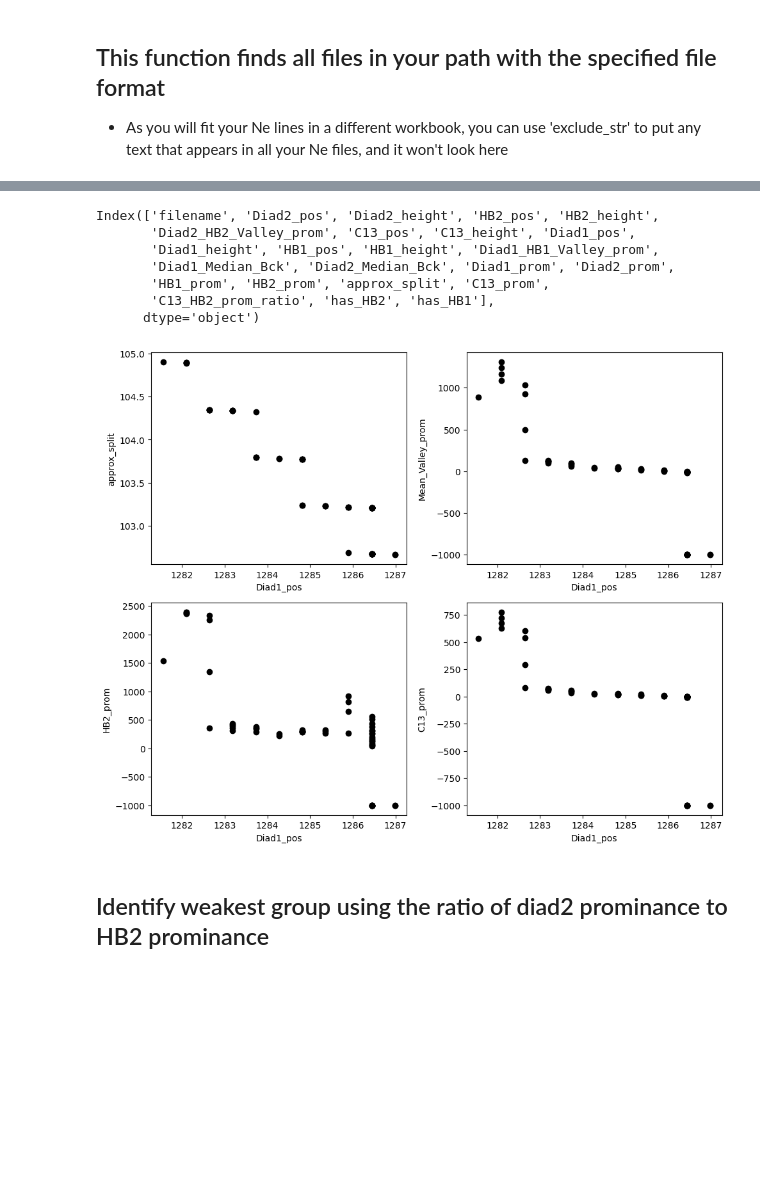
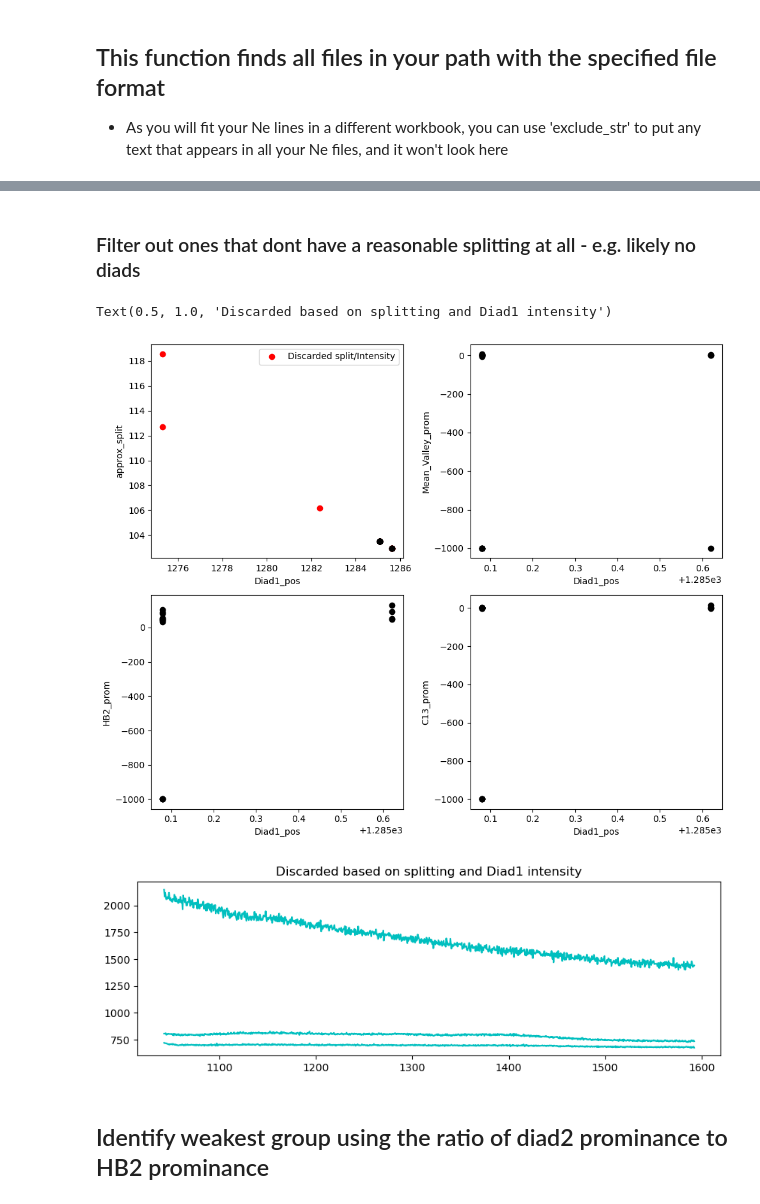
Before and after one commit to PennyWieser/DiadFit, a Jupyter notebook: docs/Examples/Diad_Fitting_Nov22nd2022/Dec_Filtering_Numerical.ipynb, the cells around one changed output, grey strips where cells are left out. Cells and saved outputs as stored; diff of their text form; code cells hidden in the pictures; blank space fills up the shorter version.

```diff
--- a/docs/Examples/Diad_Fitting_Nov22nd2022/Dec_Filtering_Numerical.ipynb
+++ b/docs/Examples/Diad_Fitting_Nov22nd2022/Dec_Filtering_Numerical.ipynb
@@ -18,7 +18,8 @@ pf.__version__
 # %% [output]
 '0.0.37'
 # %%
-DayFolder=r'G:\My Drive\Berkeley_NEW\DiadFit_outer\docs\Examples\Diad_Fitting_Nov22nd2022'
+import os
+DayFolder=os.getcwd()
 meta_path=DayFolder +  '\MetaData'
 spectra_path=DayFolder + '\Spectra'
 # %%
@@ -52,0 +46,4 @@ Diad_files[0:5]
+# %%
+diad_id_config=pf.diad_id_config(height=10,  distance=10,
+                                 prominence=20)
+diad_id_config
@@ -53,10 +52,8 @@ Diad_files[0:5]
 # %%
-diad_id_config=pf.diad_id_config(height=10,  distance=10,
-                                 prominence=40)
-diad_id_config
+
 
 df_peaks, Diad=pf.identify_diad_peaks_2(
-    config=diad_id_config, path=spectra_path, filename='POC31.txt',
+    config=diad_id_config, path=spectra_path, filename=Diad_files[9],
 filetype=filetype, plot_figure=True)
 
 df_peaks.head()
@@ -69,17 +72,19 @@ df_peaks.head()
 # %%
 fit_params = pd.DataFrame([])
-all_data=np.empty([  len(Diad[:, 0]), len(Diad_files)+1], float)
-all_data[:, 0]=Diad[:, 0]
+x_cord=Diad[:, 0]
+data_y_all=np.empty([  len(x_cord), len(Diad_files)], float)
+
 #data=pd.DataFrame([])
 i=0
 for file in Diad_files:
+    print('working on file'+str(i))
 
 
     df_peaks, Diad=pf.identify_diad_peaks_2(
     config=diad_id_config, path=spectra_path, filename=file,
 filetype=filetype, plot_figure=False)
 
-    all_data[:, i+1]=Diad[:, 1]
+    data_y_all[:, i]=Diad[:, 1]
     #data = pd.concat([Diad, data], axis=0)
     fit_params = pd.concat([fit_params, df_peaks], axis=0)
     i=i+1
@@ -183,45 +126,52 @@ small_df=small_df.fillna(0)
-# %%
-fit_params.columns
-# %% [output]
-Index(['filename', 'Diad2_pos', 'Diad2_height', 'HB2_pos', 'HB2_height',
-       'Diad2_HB2_Valley_prom', 'C13_pos', 'C13_height', 'Diad1_pos',
-       'Diad1_height', 'HB1_pos', 'HB1_height', 'Diad1_HB1_Valley_prom',
-       'Diad1_Median_Bck', 'Diad2_Median_Bck', 'Diad1_prom', 'Diad2_prom',
-       'HB1_prom', 'HB2_prom', 'approx_split', 'C13_prom',
-       'C13_HB2_prom_ratio', 'has_HB2', 'has_HB1'],
-      dtype='object')
+# %% [markdown]
+### Filter out ones that dont have a reasonable splitting at all - e.g. likely no diads
 # %%
 fig, ((ax1, ax2), (ax3, ax4)) = plt.subplots(2, 2, figsize=(10,8))
 
 var1='Diad1_pos' #Diad1 position moves more, so we want this
 var2='Diad2_pos'
 var3='approx_split'
 fit_params['Mean_Valley_prom']=(fit_params['Diad2_HB2_Valley_prom']+fit_params['Diad1_HB1_Valley_prom'])
 fit_params['Mean_HB_prom']=(fit_params['HB1_prom']+fit_params['HB2_prom'])
 var4='Mean_Valley_prom'
 var5='HB2_prom'
 var6='C13_prom'
 var7='Diad2_HB2_Valley_prom'
-fit_params2=fit_params.fillna(-1000)
+fit_params_nona=fit_params.fillna(-1000)
+reas_split=(fit_params_nona['approx_split'].between(101, 107))
+reas_heigh=fit_params_nona['Diad1_prom']>40
+fit_params2=fit_params_nona.loc[reas_split&reas_heigh].reset_index(drop=True)
+disc_fit_params=fit_params_nona.loc[~(reas_split&reas_heigh)].reset_index(drop=True)
 
+data_y=data_y_all[:, reas_split&reas_heigh]
+disc_y=data_y_all[:, ~(reas_split&reas_heigh)]
 ## Set boundaries
 
-
+ax1.plot(fit_params_nona[var1], fit_params_nona[var3],  'or', label='Discarded split/Intensity')
+ax1.legend()
 ax1.plot(fit_params2[var1], fit_params2[var3],  'ok')
 ax1.set_xlabel(var1)
 ax1.set_ylabel(var3)
 ax2.plot(fit_params2[var1], fit_params2[var4],  'ok')
 ax2.set_xlabel(var1)
 ax2.set_ylabel(var4)
 ax3.plot(fit_params2[var1], fit_params2[var5],  'ok')
 ax3.set_xlabel(var1)
 ax3.set_ylabel(var5)
 ax4.plot(fit_params2[var1], fit_params2[var7],  'ok')
 ax4.set_xlabel(var1)
 ax4.set_ylabel(var6)
 fig.tight_layout()
+
+fig, (ax1) = plt.subplots(1, 1, figsize=(10,3))
+for i in range(0, np.shape(disc_y)[1]):
+    av_prom_disc=np.abs(np.nanmedian(disc_fit_params['Diad1_prom'])/intc)
+    ax1.plot(x_cord, disc_y[:, i]+av_prom_disc*3*i, '-c')
+ax1.set_title('Discarded based on splitting and Diad1 intensity')
 # %% [output]
+Text(0.5, 1.0, 'Discarded based on splitting and Diad1 intensity')
-[figure, old version]
+[figure, new version]
+[figure, added]
 # %% [markdown]
 ## Identify weakest group using the ratio of diad2 prominance to HB2 prominance
 # %%
```
Also changed, not shown: parts of 18 cells of this notebook, 29 other files.
